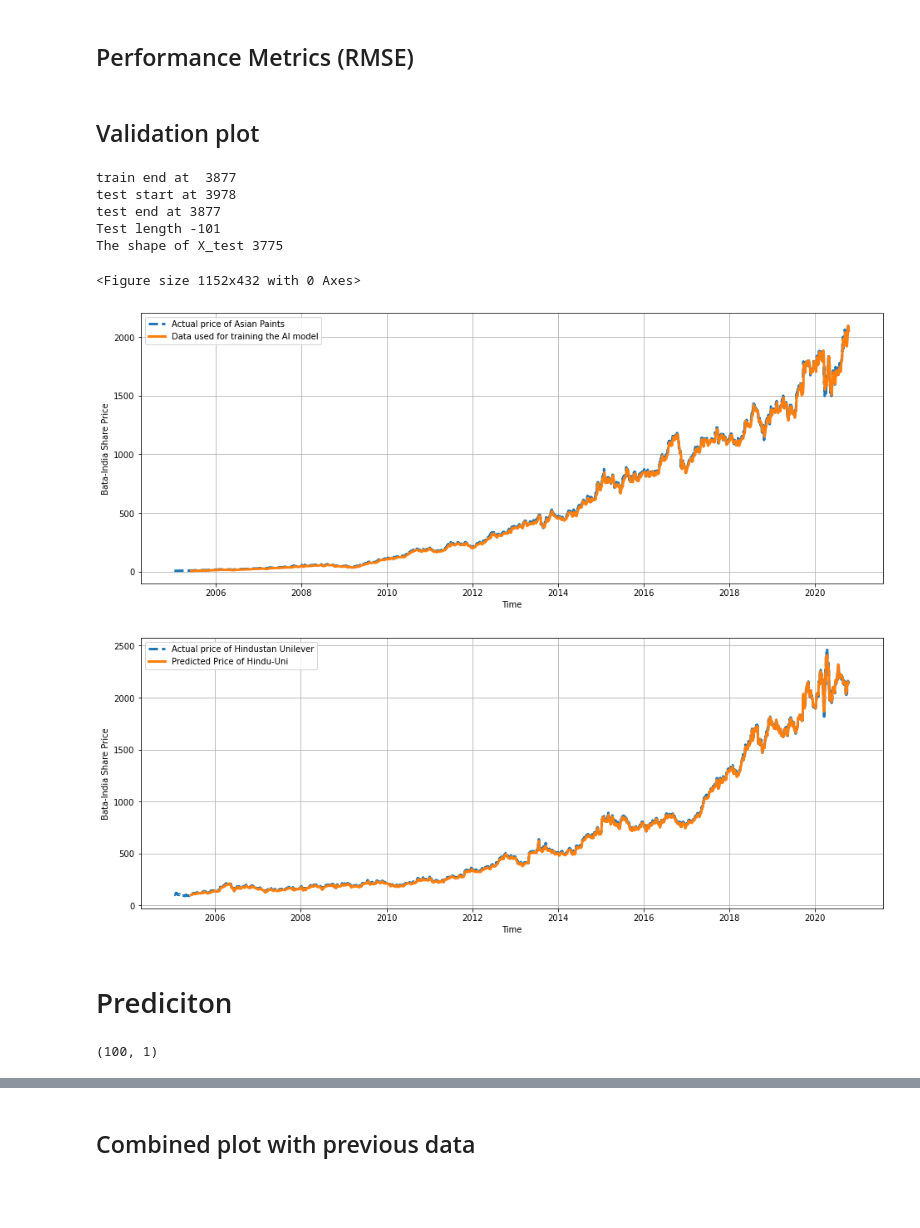
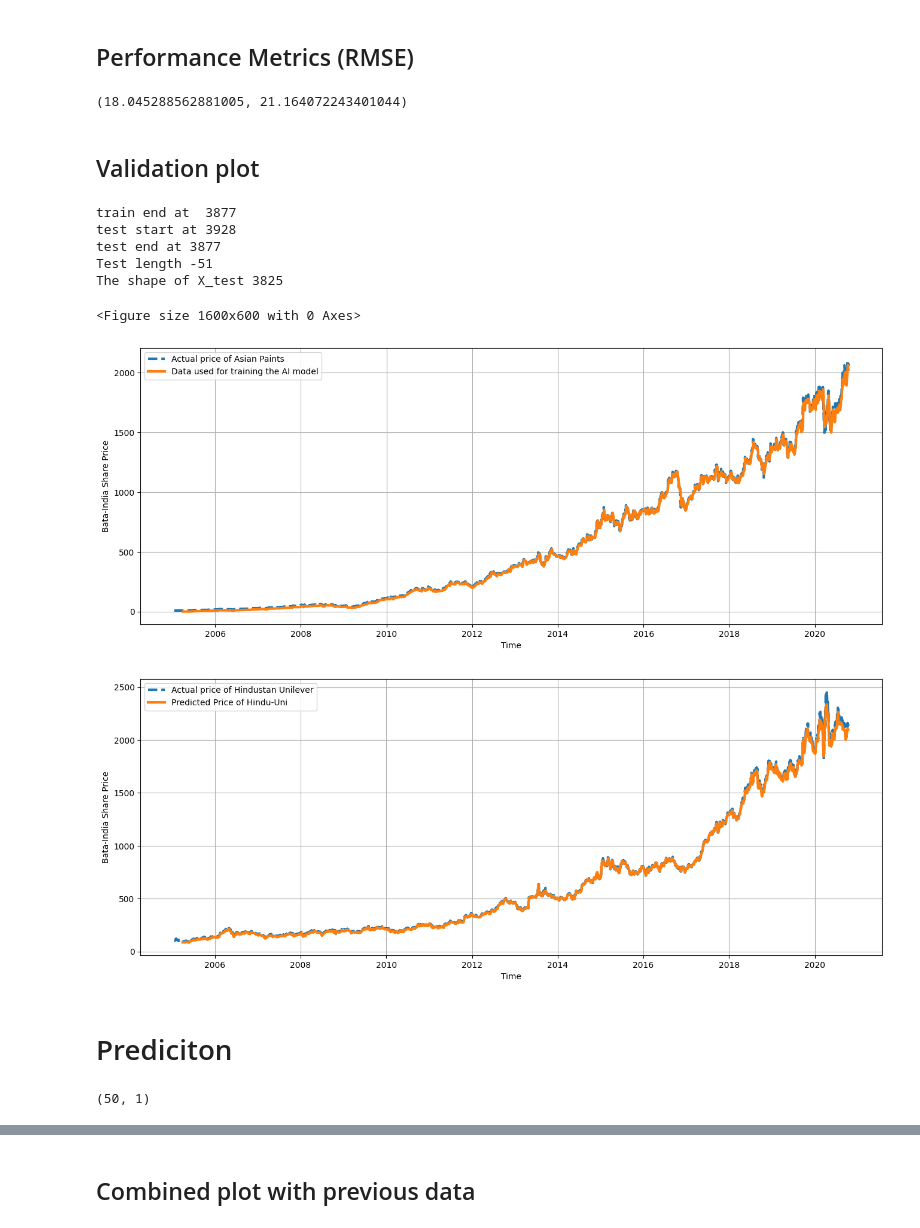
Before and after one commit to Omkar-Jadhav/Share-price-prediction, a Jupyter notebook: Share Price prediction - Master.ipynb, the cells around one changed output, grey strips where cells are left out. Saved outputs shown, nothing was run; the diff lists cells and outputs as text; code cells hidden in the pictures; blank space fills up the shorter version.

```diff
--- a/Share Price prediction - Master.ipynb
+++ b/Share Price prediction - Master.ipynb
@@ -10,8 +19,8 @@ from tensorflow.keras.models import load_model
 # %% [markdown]
 # Importing data and pre-processing
 # %%
-df=pd.read_csv(r"Asian_paints_15Y.csv",index_col="Date",parse_dates=True)
-dfv=pd.read_csv(r"HINDUUNI_15Y.csv",index_col="Date",parse_dates=True)
+df=pd.read_csv(r"/content/drive/MyDrive/Asian_paints_15Y.csv",index_col="Date",parse_dates=True)
+dfv=pd.read_csv(r"/content/drive/MyDrive/HINDUUNI_15Y.csv",index_col="Date",parse_dates=True)
 # %%
 #dropping rows with null values in the dataframe
 df=df.dropna()
@@ -48,7 +57,7 @@ def create_dataset(dataset, timestep):
     return  np.array(dataX), np.array(dataY)
 # %%
 # creating train data and test data
-timestep=100
+timestep=50
 X_train, Y_train =create_dataset(training_data, timestep)
 print("X_train will start from "+str(timestep)+" to "+str(len(training_data)-timestep) )
 X_test, Y_test = create_dataset(test_data, timestep)
@@ -94,7 +139,7 @@ model.save("my_model.model",save_format="h5")
 # %% [markdown]
 # Importing saved model
 # %%
-model = load_model('my_model.h5')
+model = load_model('/content/my_model.model')
 # %% [markdown]
 # Validation
 # %%
@@ -113,12 +161,14 @@ from sklearn.metrics import mean_squared_error
 Train_RMSE=math.sqrt(mean_squared_error(sc.inverse_transform(Y_train.reshape(-1,1)),train_predict))
 Test_RMSE=math.sqrt(mean_squared_error(sc.inverse_transform(Y_test.reshape(-1,1)),test_predict))
 Train_RMSE,Test_RMSE
+# %% [output]
+(18.045288562881005, 21.164072243401044)
 # %% [markdown]
 ## Validation plot
 # %%
 dates=np.array(df.index)
 plt.figure(figsize=(16,6))
-look_back=100
+look_back=timestep
 # Shift train predictions for plotting
 trainplot=np.empty_like(df2)
 trainplot[:, :] =np.nan
@@ -135,47 +185,47 @@ print("Test length",len(df2)-1-(len(train_predict)+2*look_back+1))
 print("The shape of X_test",X_test.shape[0])
 
 testplot[look_back:len(test_predict)+look_back, :] = test_predict     #For two share
 #testplot[len(train_predict)+2*look_back+1:len(df2)-1, :] = test_predict
 #2*look_back covers the previous the previous 100 timesteps data included in training/testing the model
 # For testing the data will come from (len(train_predict+look_back) : len(train_predict+2*look_back) )
 #==> the first prediction will come at [len(train_predict)+2*look_back+1]
 
 # Plotting baseline and predictions
 plt.figure(figsize=(16,6))
 plt.plot(dates,sc.inverse_transform(df2), linestyle='dashed',linewidth=3,label="Actual price of Asian Paints")
 plt.plot(dates,trainplot,linewidth=3,label="Data used for training the AI model")
 #plt.plot(dates,testplot,linewidth=3, label ="Predicted Price of BataIndia")
 plt.xlabel('Time')
 plt.ylabel('Bata-India Share Price')
 plt.legend()
 plt.grid()
 plt.show()
 
 plt.figure(figsize=(16,6))
 plt.plot(dates[2:],sc.inverse_transform(dfv2), linestyle='dashed',linewidth=3,label="Actual price of Hindustan Unilever")
 plt.plot(dates,testplot,linewidth=3, label ="Predicted Price of Hindu-Uni")
 plt.xlabel('Time')
 plt.ylabel('Bata-India Share Price')
 plt.legend()
 plt.grid()
 plt.show()
 # %% [output]
 train end at  3877
-test start at 3978
+test start at 3928
 test end at 3877
-Test length -101
-The shape of X_test 3775
+Test length -51
+The shape of X_test 3825
-<Figure size 1152x432 with 0 Axes>
+<Figure size 1600x600 with 0 Axes>
-[figure, old version]
+[figure, new version]
-[figure, old version]
+[figure, new version]
 # %% [markdown]
 # Prediciton
 # %%
-x_input=training_data[len(training_data)-100:].reshape(-1,1) #Taking previous day 100 data
+x_input=training_data[len(training_data)-look_back:].reshape(-1,1) #Taking previous day 100 data
 temp_input=list(x_input)
 x_input.shape
 # %% [output]
-(100, 1)
+(50, 1)
 # %%
 from numpy import array
 lst_output=[] #empty list
```
Also changed, not shown: parts of 9 cells of this notebook.
